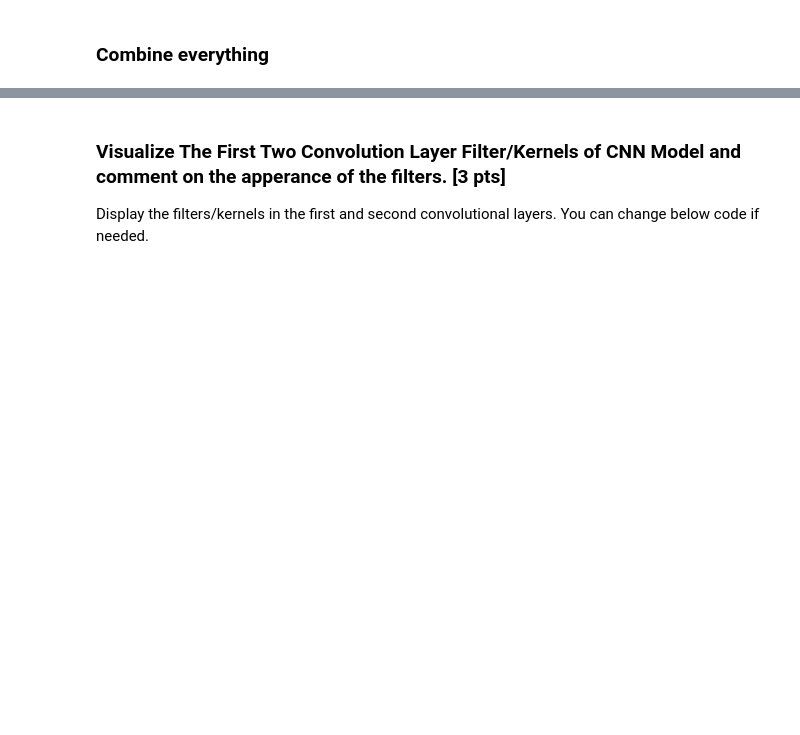
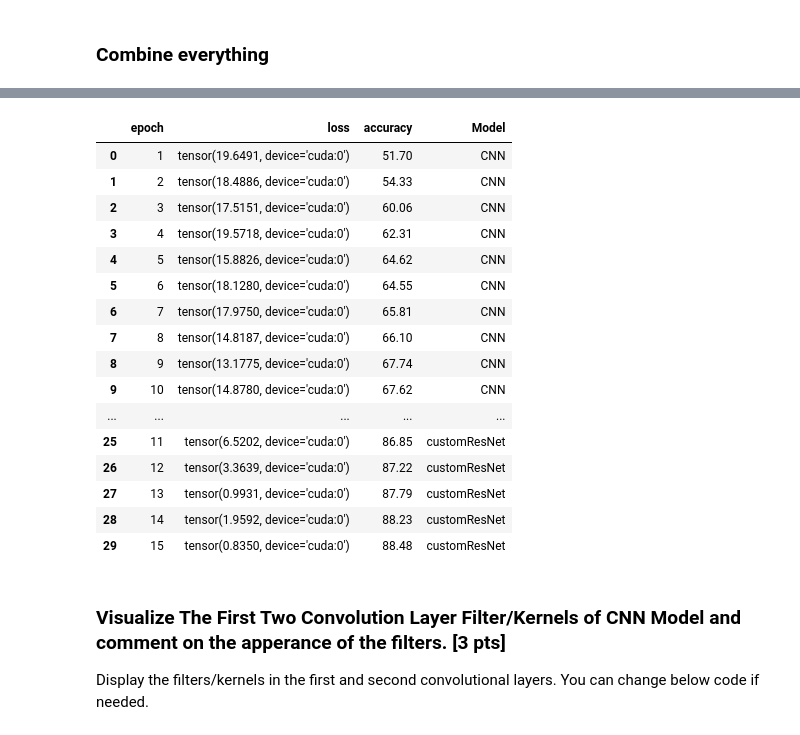
Before and after one commit to SeyyidOS/BGL561E-HW2, a Jupyter notebook: Hw2.ipynb, the cells around one changed output, grey strips where cells are left out. Saved outputs shown, nothing was run; the diff lists cells and outputs as text; code cells hidden in the pictures; blank space fills up the shorter version.

```diff
--- a/Hw2.ipynb
+++ b/Hw2.ipynb
@@ -587,3 +771,36 @@ for arch in ["CNN", "customResNet"]:
+# %%
+import pandas as pd
+def convert_to_dataframe(model_name, data):
+    df = pd.DataFrame(data)
+    df['Model'] = model_name
+    return df
+
+def combine_dataframes(data_dict, save_name):
+    dataframes = [convert_to_dataframe(model_name, data) for model_name, data in data_dict.items()]
+    combined_df = pd.concat(dataframes, ignore_index=True)
+    combined_df.to_csv(f"./outputs/{save_name}_results.csv")
+    return combined_df
+
+combine_dataframes(train_data, "train")
+combine_dataframes(val_data, "validation")
+# %% [output]
+|  | epoch | loss | accuracy | Model |
+| 0 | 1 | tensor(19.6491, device='cuda:0') | 51.70 | CNN |
+| 1 | 2 | tensor(18.4886, device='cuda:0') | 54.33 | CNN |
+| 2 | 3 | tensor(17.5151, device='cuda:0') | 60.06 | CNN |
+| 3 | 4 | tensor(19.5718, device='cuda:0') | 62.31 | CNN |
+| 4 | 5 | tensor(15.8826, device='cuda:0') | 64.62 | CNN |
+| 5 | 6 | tensor(18.1280, device='cuda:0') | 64.55 | CNN |
+| 6 | 7 | tensor(17.9750, device='cuda:0') | 65.81 | CNN |
+| 7 | 8 | tensor(14.8187, device='cuda:0') | 66.10 | CNN |
+| 8 | 9 | tensor(13.1775, device='cuda:0') | 67.74 | CNN |
+| 9 | 10 | tensor(14.8780, device='cuda:0') | 67.62 | CNN |
+| ... | ... | ... | ... | ... |
+| 25 | 11 | tensor(6.5202, device='cuda:0') | 86.85 | customResNet |
+| 26 | 12 | tensor(3.3639, device='cuda:0') | 87.22 | customResNet |
+| 27 | 13 | tensor(0.9931, device='cuda:0') | 87.79 | customResNet |
+| 28 | 14 | tensor(1.9592, device='cuda:0') | 88.23 | customResNet |
+| 29 | 15 | tensor(0.8350, device='cuda:0') | 88.48 | customResNet |
 # %% [markdown]
 ### Visualize The First Two Convolution Layer Filter/Kernels of CNN Model and comment on the apperance of the filters.  [3 pts]
 Display the filters/kernels in the first and second convolutional layers. You can change below code if needed.
```
Also changed, not shown: parts of 13 cells of this notebook, 19 other files.
